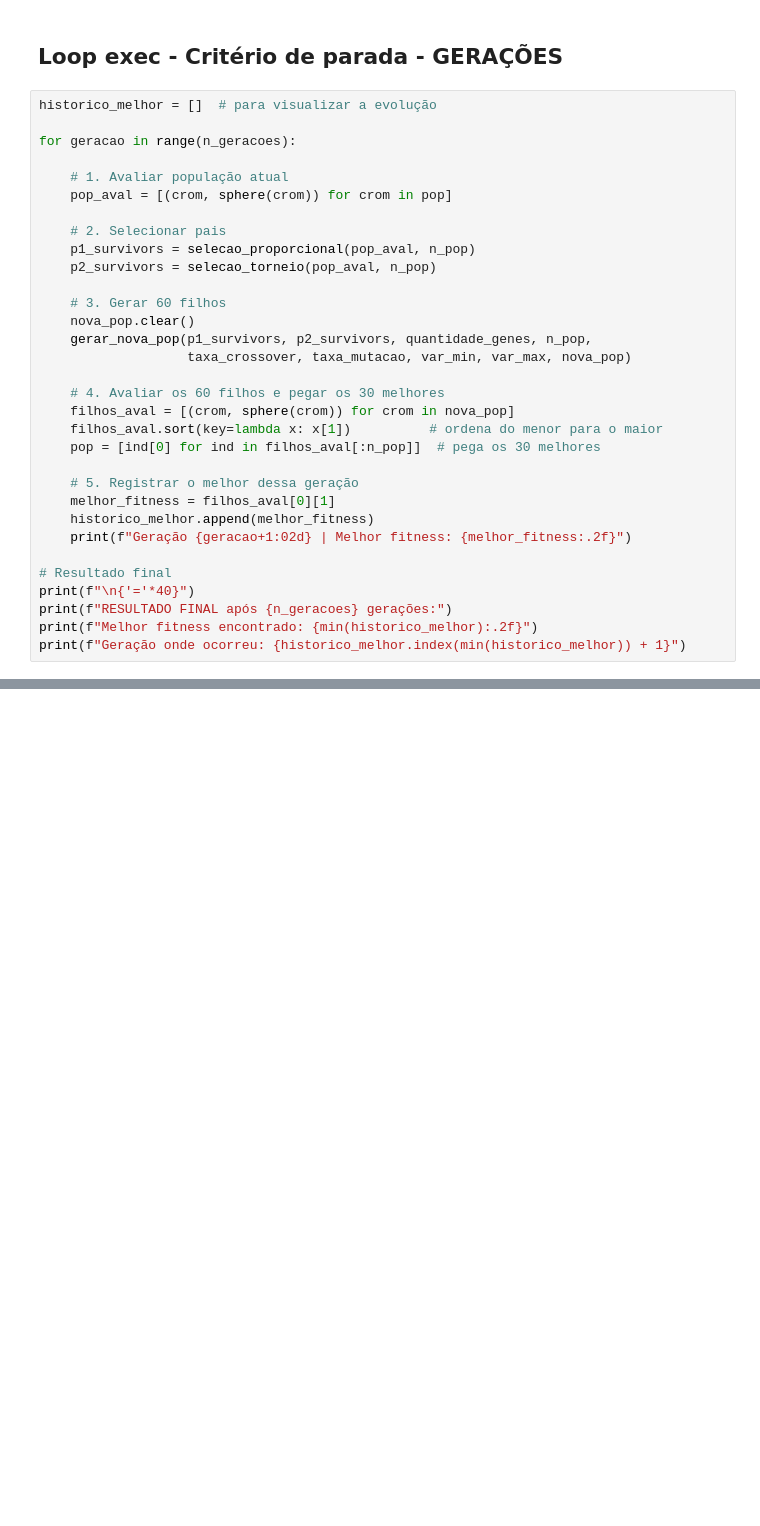
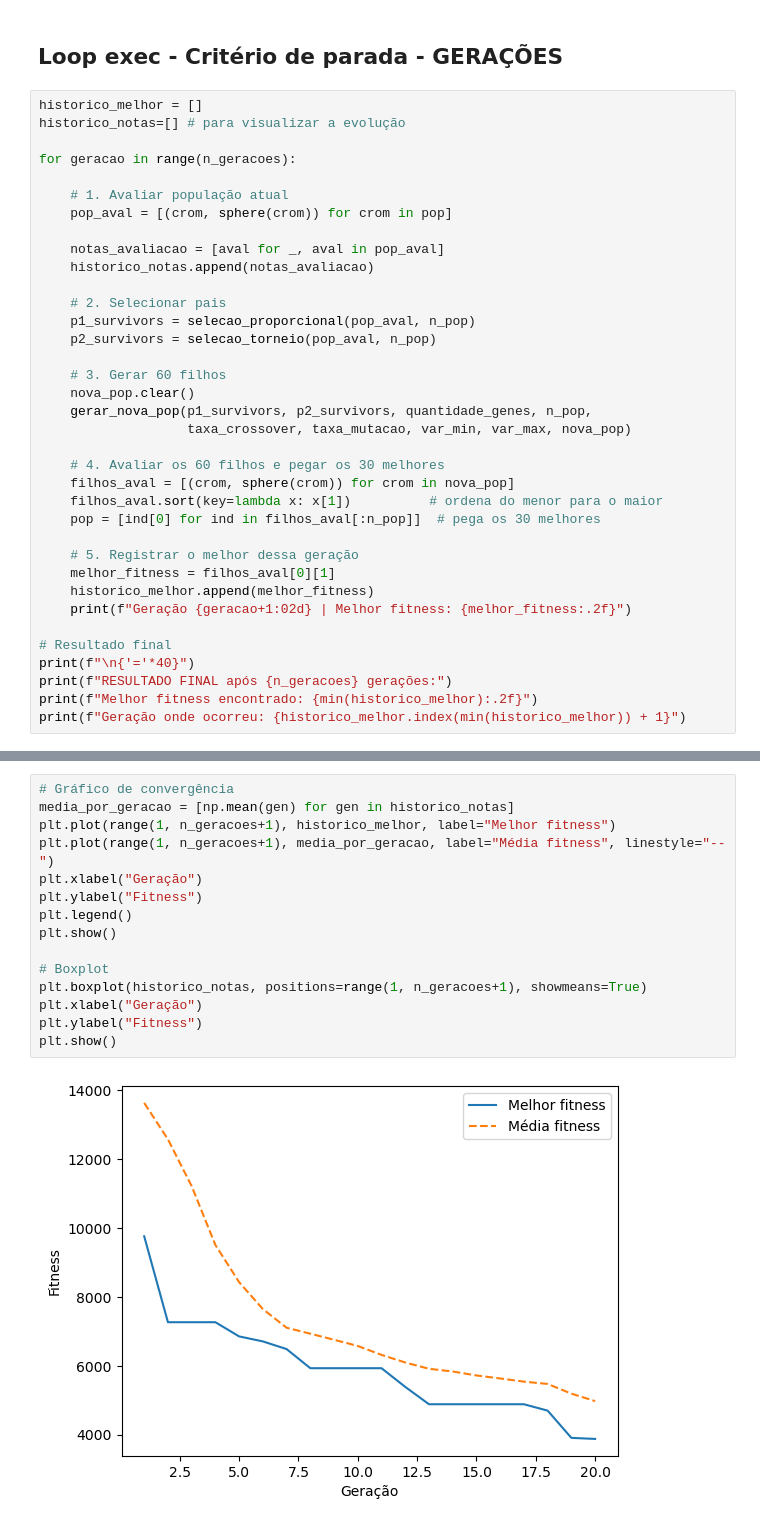
Before and after one commit to holyvieri/comp-inteligente, a Jupyter notebook: ago_fase1.ipynb, the cells around one changed output, grey strips where cells are left out. Drawn from its saved outputs; the diff is of its cells as text; blank space fills up the shorter version.

```diff
--- a/ago_fase1.ipynb
+++ b/ago_fase1.ipynb
@@ -234,12 +236,16 @@ gerar_nova_pop(p1_survivors, p2_survivors, quantidade_genes, n_pop, taxa_crossov
 # %% [markdown]
 ## Loop exec - Critério de parada - GERAÇÕES
 # %%
-historico_melhor = []  # para visualizar a evolução
+historico_melhor = []
+historico_notas=[] # para visualizar a evolução
 
 for geracao in range(n_geracoes):
 
     # 1. Avaliar população atual
     pop_aval = [(crom, sphere(crom)) for crom in pop]
+
+    notas_avaliacao = [aval for _, aval in pop_aval]
+    historico_notas.append(notas_avaliacao)
 
     # 2. Selecionar pais
     p1_survivors = selecao_proporcional(pop_aval, n_pop)
@@ -285,0 +294,17 @@ Geração onde ocorreu: 20
+# %%
+# Gráfico de convergência
+media_por_geracao = [np.mean(gen) for gen in historico_notas]
+plt.plot(range(1, n_geracoes+1), historico_melhor, label="Melhor fitness")
+plt.plot(range(1, n_geracoes+1), media_por_geracao, label="Média fitness", linestyle="--")
+plt.xlabel("Geração")
+plt.ylabel("Fitness")
+plt.legend()
+plt.show()
+
+# Boxplot
+plt.boxplot(historico_notas, positions=range(1, n_geracoes+1), showmeans=True)
+plt.xlabel("Geração")
+plt.ylabel("Fitness")
+plt.show()
+# %% [output]
+[figure, added]
```
Also changed, not shown: parts of 4 cells of this notebook.
